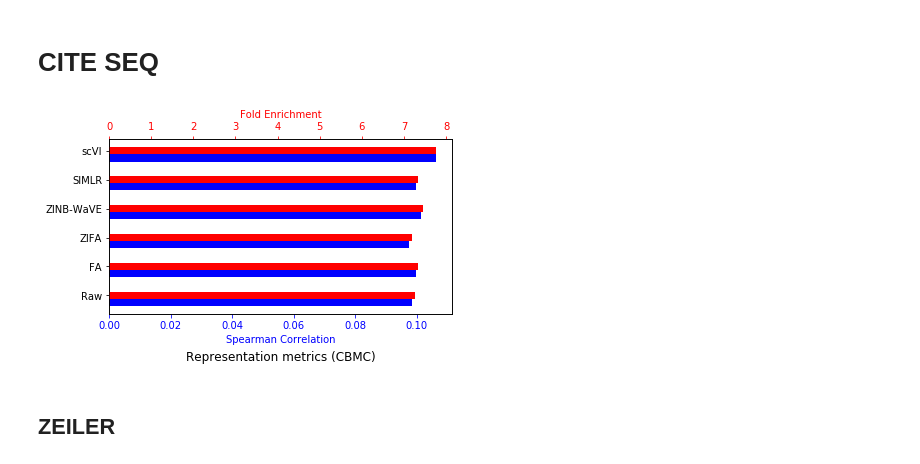
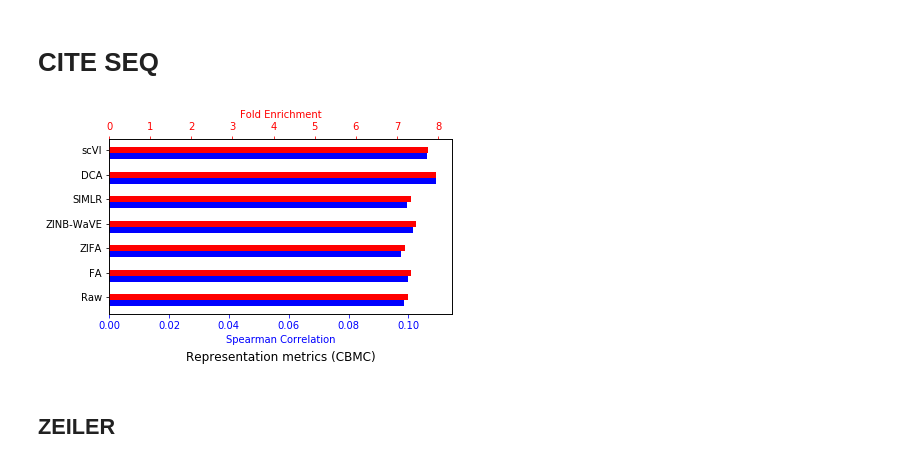
Before and after one commit to romain-lopez/scVI-reproducibility, a Jupyter notebook: results/clustering.ipynb, the cells around one changed output. Drawn from its saved outputs; the diff is of its cells as text; code cells hidden in the pictures.

```diff
--- a/results/clustering.ipynb
+++ b/results/clustering.ipynb
@@ -131,17 +131,18 @@ for i in range(3):
 # %% [markdown]
 # CITE SEQ
 # %%
-alg = ["Raw", "FA", "ZIFA", "ZINB-WaVE", "SIMLR", "scVI"]
+alg = ["Raw", "FA", "ZIFA", "ZINB-WaVE", "SIMLR", "DCA", "scVI"]
 data = [(0.098473750393067855, 7.2649), \
         (0.099746934926233391, 7.3459), \
         (0.097387613957984093, 7.1958), \
         (0.10141150581589038, 7.4518), \
         (0.099619616472917824, 7.3378), \
+        (0.10913077648550179, 7.9429), \
        (0.10619144922991411, 7.7559)]
 barplot_CITE_list(data, alg, 'Representation metrics (CBMC)')
 plt.savefig("CITE_representation.pdf", dpi=300)
 # %% [output]
-[figure, old version]
+[figure, new version]
 # %% [markdown]
 ## ZEILER
 # %%
```
Also changed, not shown: 2 other files.
